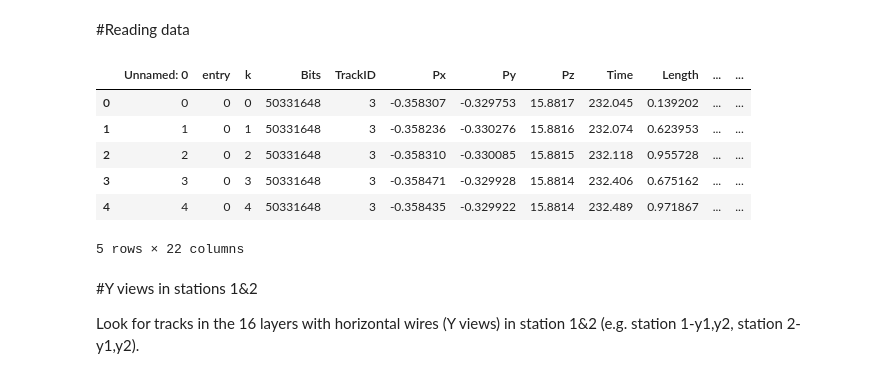
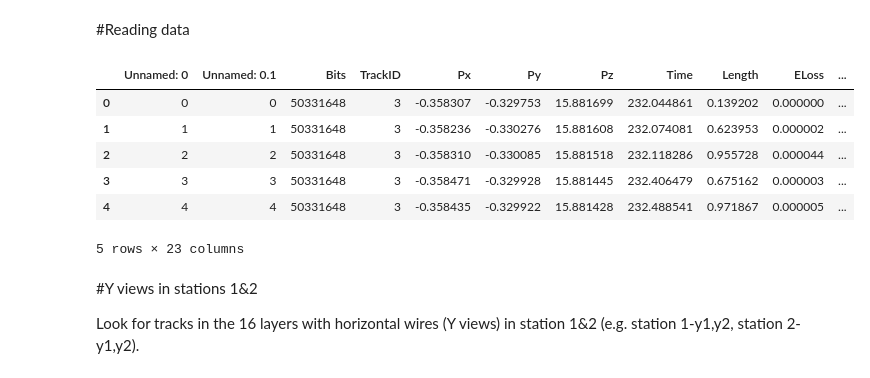
Before and after one commit to hushchyn-mikhail/SHiP_Tracker, a Jupyter notebook: PatternRecognition.ipynb, the cells around one changed output. Cells and saved outputs as stored; diff of their text form; code cells hidden in the pictures.

```diff
--- a/PatternRecognition.ipynb
+++ b/PatternRecognition.ipynb
@@ -10,16 +10,16 @@ import matplotlib.pyplot as plt
 # %% [markdown]
 #Reading data
 # %%
-data = pd.read_csv('data/strawtubes_decoded_hits_100.csv')
+data = pd.read_csv('data/strawtubesPoint_decoded_hits.csv')
 data.irow(range(0,5))
 # %% [output]
-|  | Unnamed: 0 | entry | k | Bits | TrackID | Px | Py | Pz | Time | Length | ... | ... |
-| 0 | 0 | 0 | 0 | 50331648 | 3 | -0.358307 | -0.329753 | 15.8817 | 232.045 | 0.139202 | ... | ... |
-| 1 | 1 | 0 | 1 | 50331648 | 3 | -0.358236 | -0.330276 | 15.8816 | 232.074 | 0.623953 | ... | ... |
-| 2 | 2 | 0 | 2 | 50331648 | 3 | -0.358310 | -0.330085 | 15.8815 | 232.118 | 0.955728 | ... | ... |
-| 3 | 3 | 0 | 3 | 50331648 | 3 | -0.358471 | -0.329928 | 15.8814 | 232.406 | 0.675162 | ... | ... |
-| 4 | 4 | 0 | 4 | 50331648 | 3 | -0.358435 | -0.329922 | 15.8814 | 232.489 | 0.971867 | ... | ... |
+|  | Unnamed: 0 | Unnamed: 0.1 | Bits | TrackID | Px | Py | Pz | Time | Length | ELoss | ... |
+| 0 | 0 | 0 | 50331648 | 3 | -0.358307 | -0.329753 | 15.881699 | 232.044861 | 0.139202 | 0.000000 | ... |
+| 1 | 1 | 1 | 50331648 | 3 | -0.358236 | -0.330276 | 15.881608 | 232.074081 | 0.623953 | 0.000002 | ... |
+| 2 | 2 | 2 | 50331648 | 3 | -0.358310 | -0.330085 | 15.881518 | 232.118286 | 0.955728 | 0.000044 | ... |
+| 3 | 3 | 3 | 50331648 | 3 | -0.358471 | -0.329928 | 15.881445 | 232.406479 | 0.675162 | 0.000003 | ... |
+| 4 | 4 | 4 | 50331648 | 3 | -0.358435 | -0.329922 | 15.881428 | 232.488541 | 0.971867 | 0.000005 | ... |
-5 rows × 22 columns
+5 rows × 23 columns
 # %% [markdown]
 #Y views in stations 1&2
 
```
Also changed, not shown: parts of 18 cells of this notebook, 6 other files.
